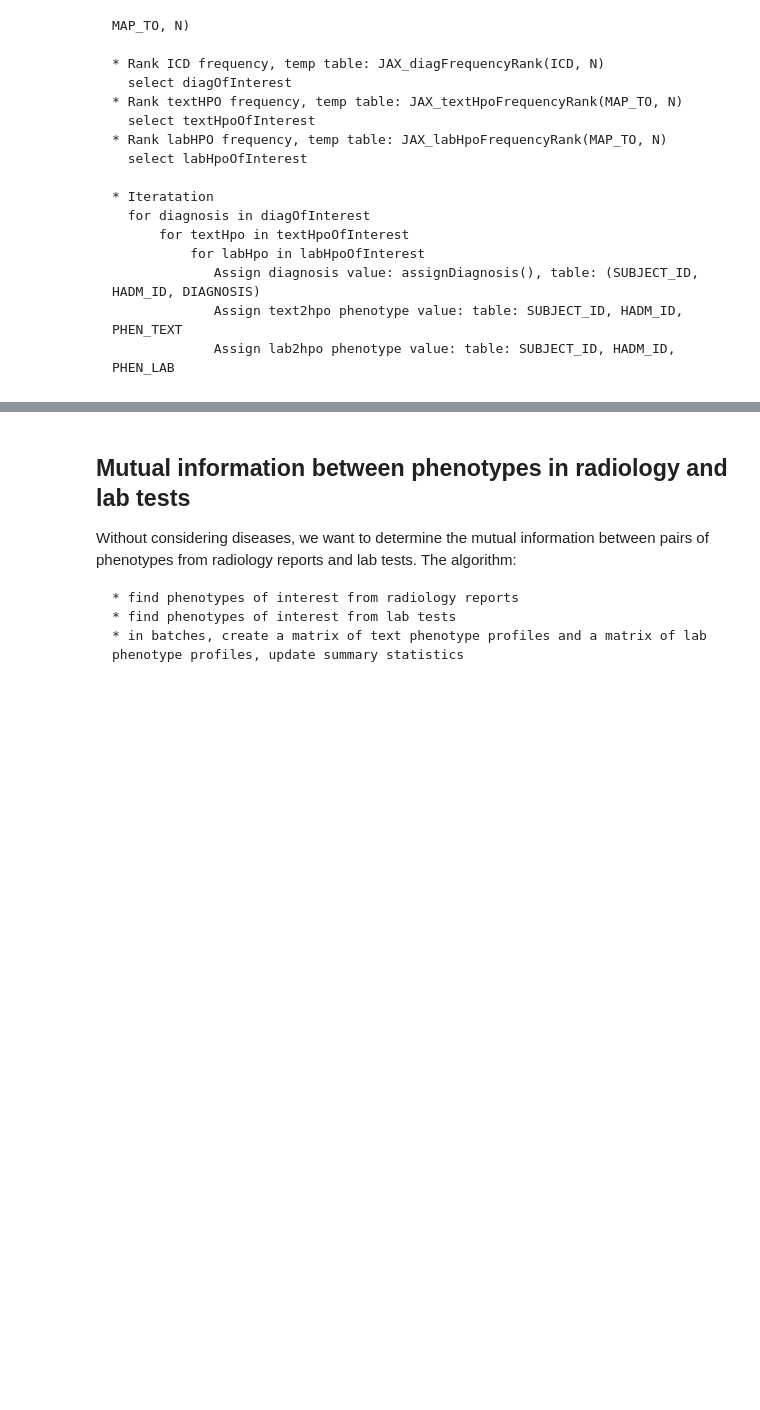
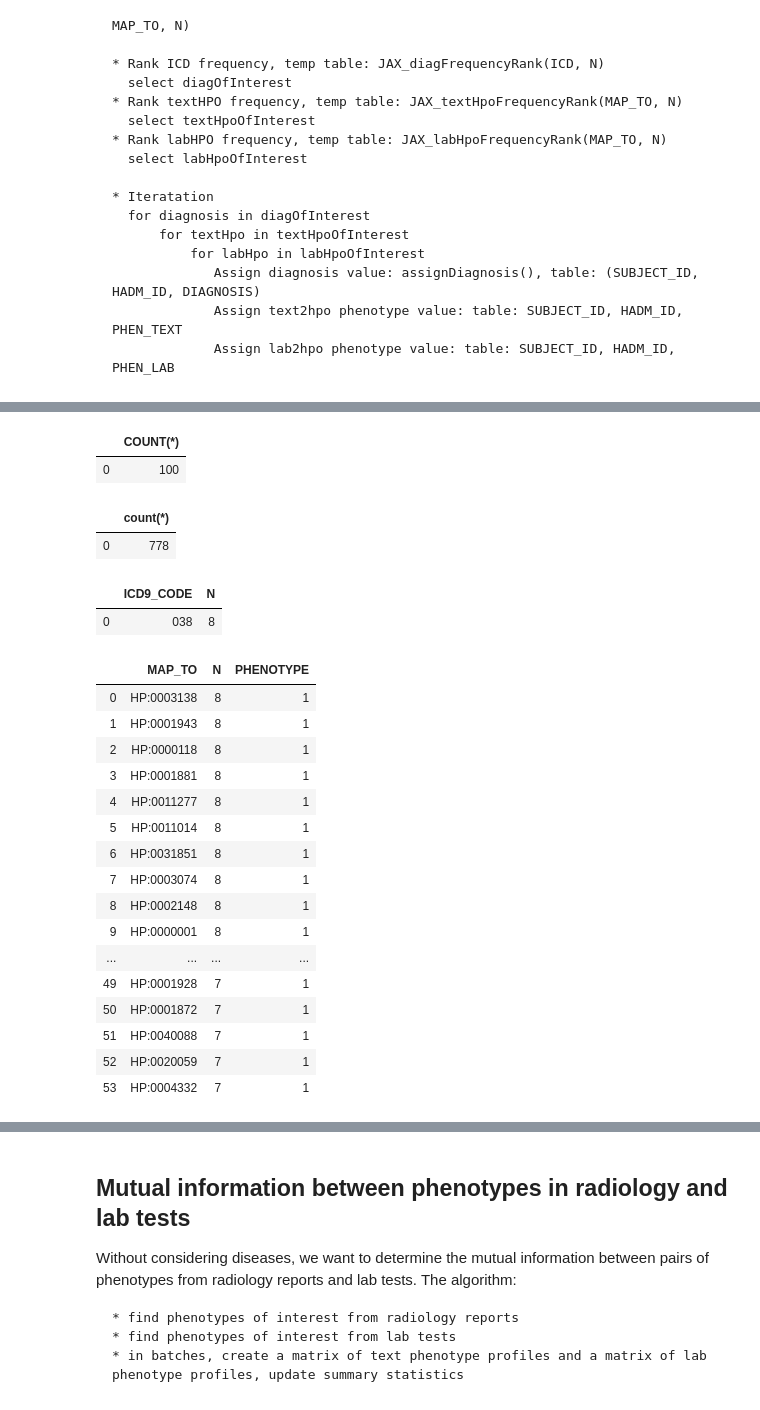
Before and after one commit to TheJacksonLaboratory/MIMIC_HPO, a Jupyter notebook: src/main/resources/mutual_info.ipynb, the cells around one changed output, grey strips where cells are left out. Cells and saved outputs as stored; diff of their text form; code cells hidden in the pictures; blank space fills up the shorter version.

```diff
--- a/src/main/resources/mutual_info.ipynb
+++ b/src/main/resources/mutual_info.ipynb
@@ -1038,9 +1103,39 @@ diagnosis = '401'
 rankHpoFromText(diagnosis)
 rankHpoFromLab(diagnosis)
 createDiagnosisTable(diagnosis, primary_diagnosis_only=True)
+# %%
+pd.read_sql_query("SELECT COUNT(*) FROM JAX_encounterOfInterest", mydb)
+# %% [output]
+|  | COUNT(*) |
+| 0 | 100 |
 # %%
-pd.read_sql_query("SELECT * FROM JAX_diagFrequencyRank WHERE N > 10000", mydb)
-#pd.read_sql_query("SELECT count(*) FROM JAX_diagnosisProfile LIMIT 4", mydb)
+pd.read_sql_query("SELECT count(*) FROM JAX_diagnosisProfile LIMIT 4", mydb)
+# %% [output]
+|  | count(*) |
+| 0 | 778 |
+# %%
+pd.read_sql_query("SELECT * FROM JAX_diagFrequencyRank WHERE ICD9_CODE='038'", mydb)
+# %% [output]
+|  | ICD9_CODE | N |
+| 0 | 038 | 8 |
 # %%
-pd.read_sql_query("SELECT * FROM JAX_labHpoFrequencyRank LIMIT 4", mydb)
+pd.read_sql_query("SELECT * FROM JAX_labHpoFrequencyRank WHERE N >= 7", mydb)
+# %% [output]
+|  | MAP_TO | N | PHENOTYPE |
+| 0 | HP:0003138 | 8 | 1 |
+| 1 | HP:0001943 | 8 | 1 |
+| 2 | HP:0000118 | 8 | 1 |
+| 3 | HP:0001881 | 8 | 1 |
+| 4 | HP:0011277 | 8 | 1 |
+| 5 | HP:0011014 | 8 | 1 |
+| 6 | HP:0031851 | 8 | 1 |
+| 7 | HP:0003074 | 8 | 1 |
+| 8 | HP:0002148 | 8 | 1 |
+| 9 | HP:0000001 | 8 | 1 |
+| ... | ... | ... | ... |
+| 49 | HP:0001928 | 7 | 1 |
+| 50 | HP:0001872 | 7 | 1 |
+| 51 | HP:0040088 | 7 | 1 |
+| 52 | HP:0020059 | 7 | 1 |
+| 53 | HP:0004332 | 7 | 1 |
 # %%
```
Also changed, not shown: parts of 19 cells of this notebook, 7 other files.
